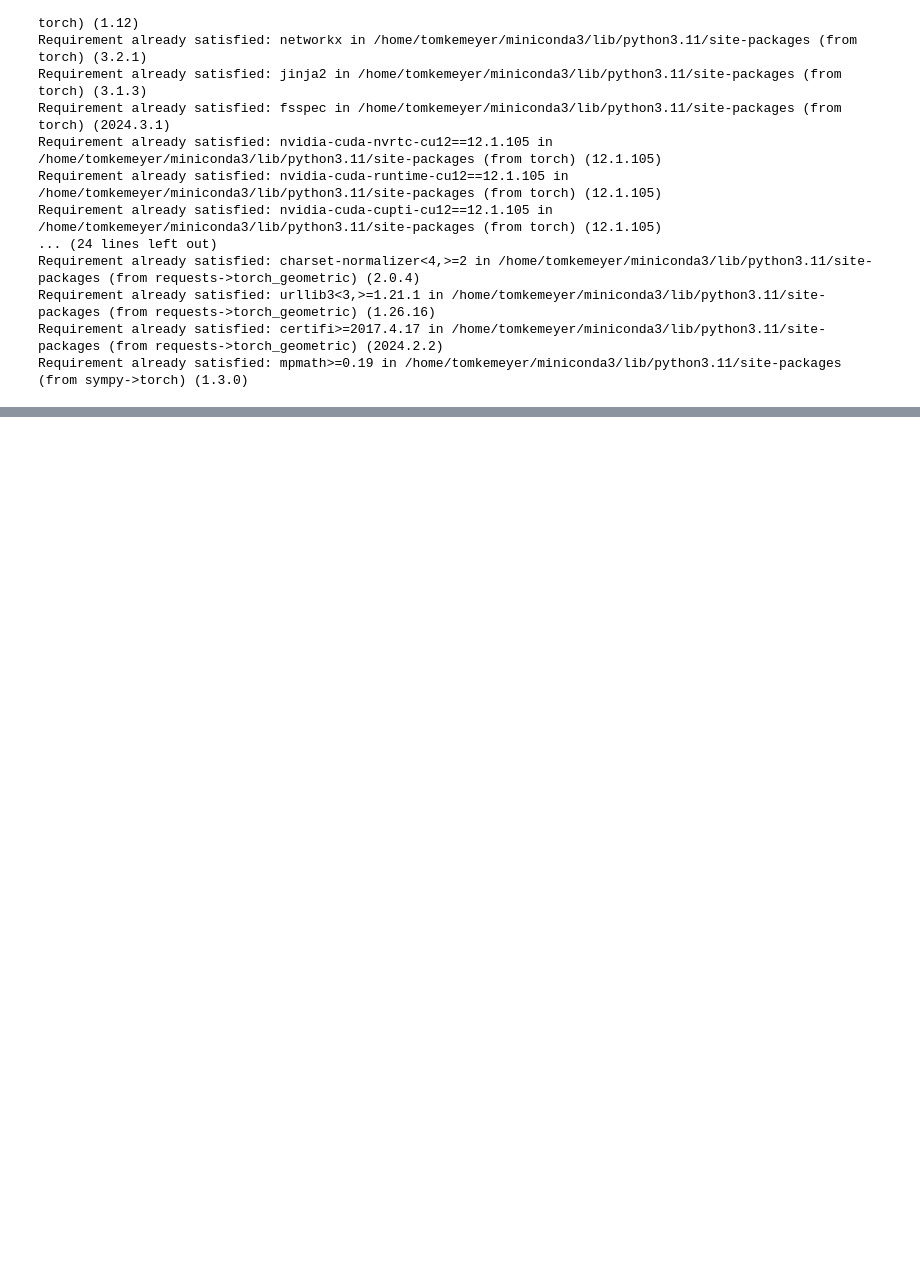
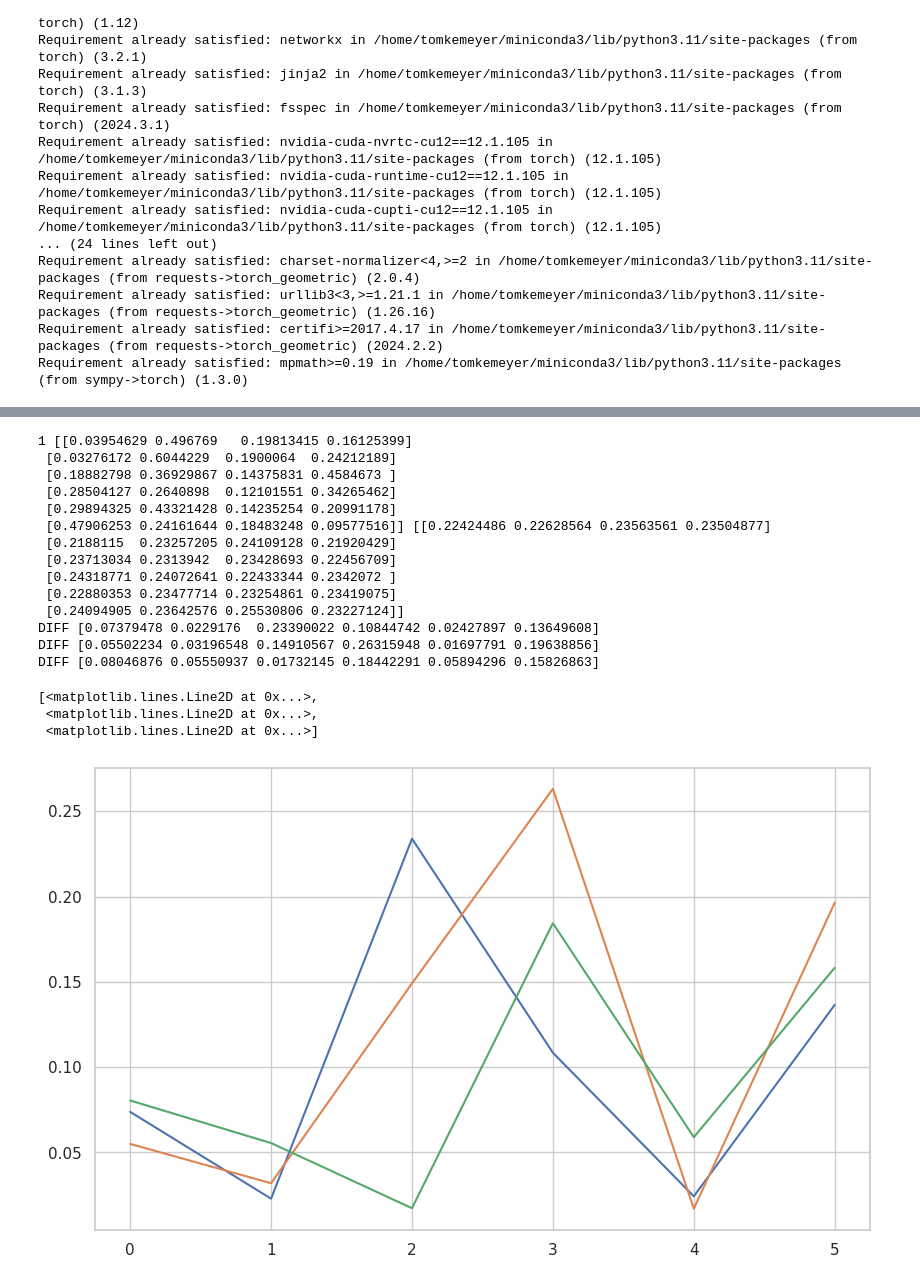
Before and after one commit to TomkeMeyer/ThesisTomkeMeyer, a Jupyter notebook: TEST.ipynb, the cells around one changed output, grey strips where cells are left out. Saved outputs shown, nothing was run; the diff lists cells and outputs as text; code cells hidden in the pictures; blank space fills up the shorter version.

```diff
--- a/TEST.ipynb
+++ b/TEST.ipynb
@@ -1749,0 +1820,53 @@ plot_feature_changes_over_time(pred_exog, opt.exogs, stat='fraction')
+# %%
+#AVERAGE
+def get_average_difference(pred, orig):
+    for i in range(pred.shape[1]):
+        a_pred = [x[i] for x in pred]
+        a_orig = [x[i] for x in orig]
+    difference=(abs(np.array(a_pred)-np.array(a_orig)))
+    print("DIFF",difference)
+    return difference
+
+
+def get_average_of_instance(pred, orig):
+    avg_pred, avg_orig, difference = [],[],[]
+    for i in range(pred.shape[1]):
+        a_pred = [x[i] for x in pred]
+        a_orig = [x[i] for x in orig]
+        avg_pred.append(np.average(a_pred))
+        avg_orig.append(np.average(a_orig))
+    return avg_pred, avg_orig
+
+print("1",opt.exogs[0],pred_exog[0])
+all_diff = []
+for i in range(len(pred_exog)):
+    if i < 3:
+        #print(opt.exogs[i],pred_exog[i])
+    #    results = get_average_of_instance(opt.exogs[i], pred_exog[i])
+    #    print(results)
+        all_diff.append(get_average_difference(opt.exogs[i], pred_exog[i]))
+
+all_diff = np.transpose(all_diff)
+
+plt.figure(figsize=(10, 6))
+
+plt.plot(all_diff, label='test', linestyle='-')
+# %% [output]
+1 [[0.03954629 0.496769   0.19813415 0.16125399]
+ [0.03276172 0.6044229  0.1900064  0.24212189]
+ [0.18882798 0.36929867 0.14375831 0.4584673 ]
+ [0.28504127 0.2640898  0.12101551 0.34265462]
+ [0.29894325 0.43321428 0.14235254 0.20991178]
+ [0.47906253 0.24161644 0.18483248 0.09577516]] [[0.22424486 0.22628564 0.23563561 0.23504877]
+ [0.2188115  0.23257205 0.24109128 0.21920429]
+ [0.23713034 0.2313942  0.23428693 0.22456709]
+ [0.24318771 0.24072641 0.22433344 0.2342072 ]
+ [0.22880353 0.23477714 0.23254861 0.23419075]
+ [0.24094905 0.23642576 0.25530806 0.23227124]]
+DIFF [0.07379478 0.0229176  0.23390022 0.10844742 0.02427897 0.13649608]
+DIFF [0.05502234 0.03196548 0.14910567 0.26315948 0.01697791 0.19638856]
+DIFF [0.08046876 0.05550937 0.01732145 0.18442291 0.05894296 0.15826863]
+[<matplotlib.lines.Line2D at 0x...>,
+ <matplotlib.lines.Line2D at 0x...>,
+ <matplotlib.lines.Line2D at 0x...>]
+[figure, added]
```
Also changed, not shown: parts of 16 cells of this notebook.
